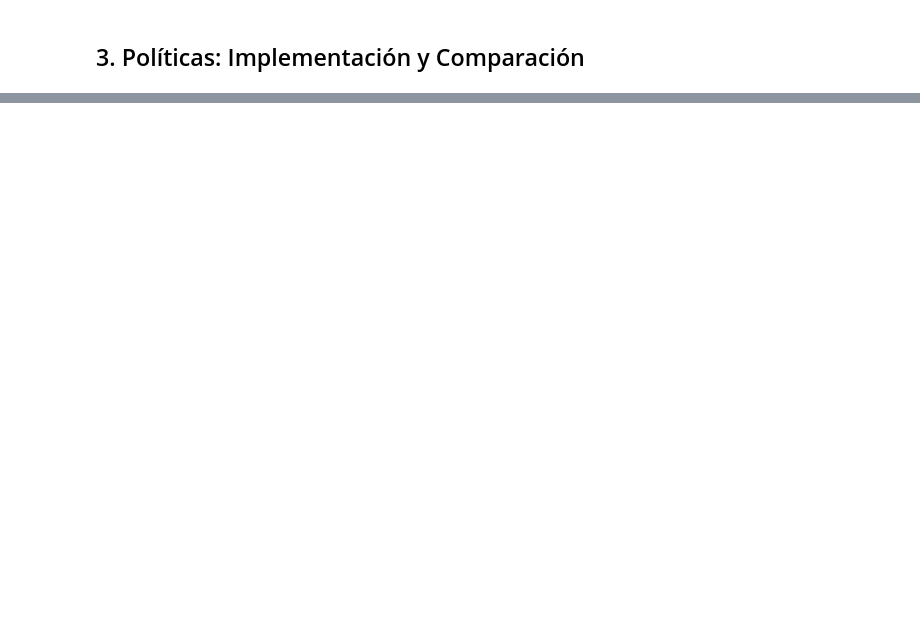
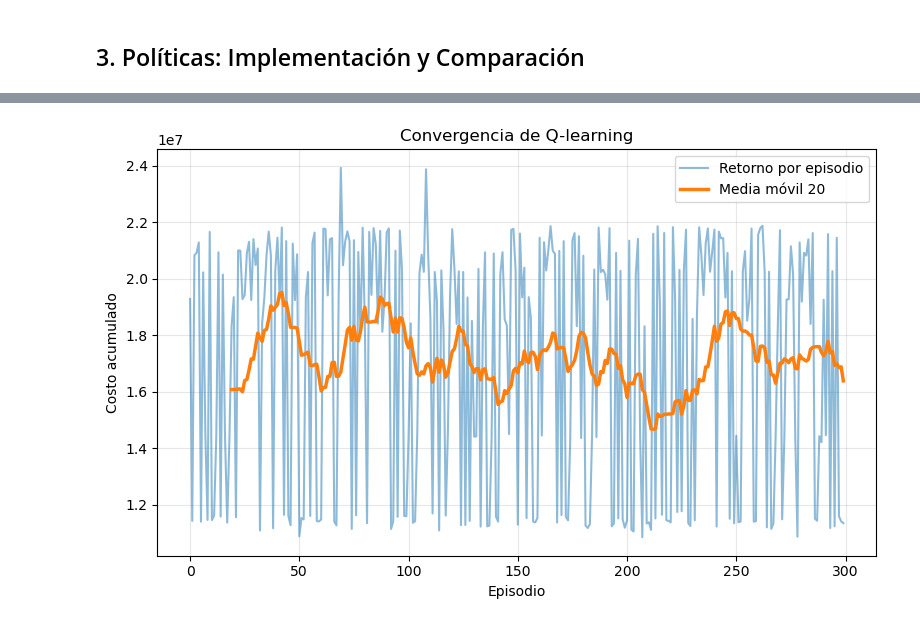
Before and after one commit to sofisacmu/obi_proyecto1, a Jupyter notebook: Entrega 3/modelo.ipynb, the cells around one changed output, grey strips where cells are left out. Cells and saved outputs as stored; diff of their text form; code cells hidden in the pictures; blank space fills up the shorter version.

```diff
--- a/Entrega 3/modelo.ipynb
+++ b/Entrega 3/modelo.ipynb
@@ -912,0 +950,7 @@ episode_df
+# %%
+ACTION_NAMES = [
+    "do_nothing",
+    "repair_failed",
+    "reinforce_low_capacity",
+    "repair_and_reinforce"
+]
@@ -912,0 +1195,18 @@ episode_df
+# %%
+Q, q_returns = q_learning_train(
+    nodes=nodes,
+    edges=edges,
+    H_e=H_e,
+    dfD_dyn=dfD_dyn,
+    dfU_dyn=dfU_dyn,
+    dfc_dyn=dfc_dyn,
+    dfG_dyn=dfG_dyn,
+    df_info_dyn=df_info_dyn,
+    T=12,
+    n_episodes=1500,   # más episodios
+    alpha=0.05,        # menor tasa de aprendizaje
+    gamma=0.90,        # menos peso al futuro lejano
+    epsilon=0.30,      # más exploración inicial
+    budget=2000.0,
+    seed=2026
+)
@@ -912,0 +1231,18 @@ episode_df
+# %%
+plt.figure(figsize=(8,5))
+plt.plot(q_returns, alpha=0.5, label="Retorno por episodio")
+
+window = 20
+if len(q_returns) >= window:
+    moving_avg = pd.Series(q_returns).rolling(window).mean()
+    plt.plot(moving_avg, linewidth=2.5, label=f"Media móvil {window}")
+
+plt.xlabel("Episodio")
+plt.ylabel("Costo acumulado")
+plt.title("Convergencia de Q-learning")
+plt.legend()
+plt.grid(alpha=0.3)
+plt.tight_layout()
+plt.show()
+# %% [output]
+[figure, added]
```
Also changed, not shown: parts of 19 cells of this notebook, 2 other files.
